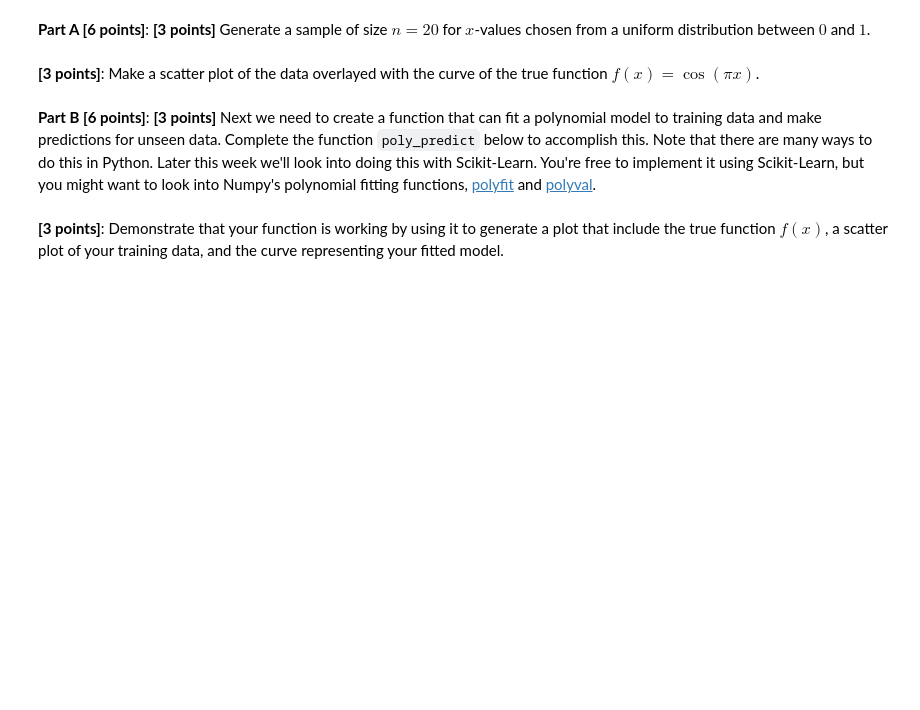
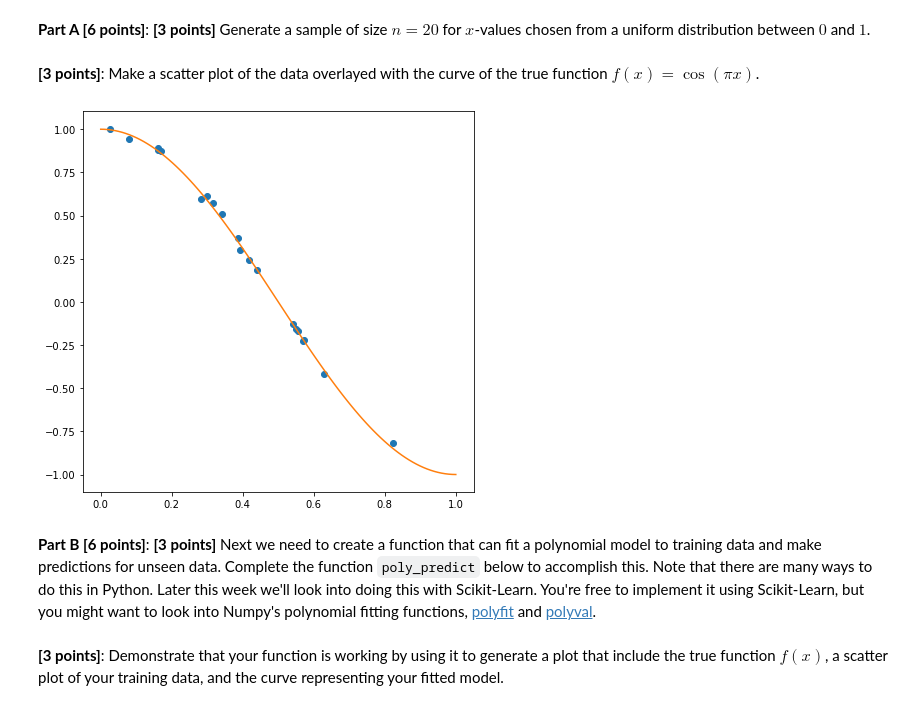
Before and after one commit to a11isonliu/CSCI-4622-Machine-Learning-sp21, a Jupyter notebook: hmwks/hw1/hw1.ipynb, the cells around one changed output. Cells and saved outputs as stored; diff of their text form; code cells hidden in the pictures; blank space fills up the shorter version.

```diff
--- a/hmwks/hw1/hw1.ipynb
+++ b/hmwks/hw1/hw1.ipynb
@@ -524,7 +740,11 @@ def get_y(x, sigma=1.0):
     :@param x: ndarray of feature values
     """
     # YOUR CODE HERE
-    raise NotImplementedError()
+    size_x = len(x)
+    epsilon = np.random.normal(0,sigma**2, size=size_x)
+    y = get_f(x) + epsilon
+    return y
+#     raise NotImplementedError()
 
 def sample(n, sigma=1.0):
     """Return tuples of data (x, y) that come from
@@ -537,11 +757,16 @@ def sample(n, sigma=1.0):
 # %%
 n = 20
 x, y = sample(n, sigma=.15)
 xplot = np.linspace(0, 1, 200)
 fplot = get_f(xplot)
 fig, ax = plt.subplots(nrows=1, ncols=1, figsize=(7, 7))
 # YOUR CODE HERE
-raise NotImplementedError()
+ax.plot(x,y, 'o')
+ax.plot(np.linspace(0,1,100), get_f(np.linspace(0,1,100)))
+plt.show()
+# raise NotImplementedError()
+# %% [output]
+[figure, added]
 # %% [markdown]
 **Part B [6 points]**: **[3 points]** Next we need to create a function that can fit a polynomial model to training data and make predictions for unseen data.  Complete the function `poly_predict` below to accomplish this.  Note that there are many ways to do this in Python.  Later this week we'll look into doing this with Scikit-Learn.  You're free to implement it using Scikit-Learn, but you might want to look into Numpy's polynomial fitting functions, [polyfit](https://docs.scipy.org/doc/numpy/reference/generated/numpy.polyfit.html) and [polyval](https://docs.scipy.org/doc/numpy/reference/generated/numpy.polyval.html).
 # %%
```
Also changed, not shown: parts of 39 cells of this notebook, 1 other file.
